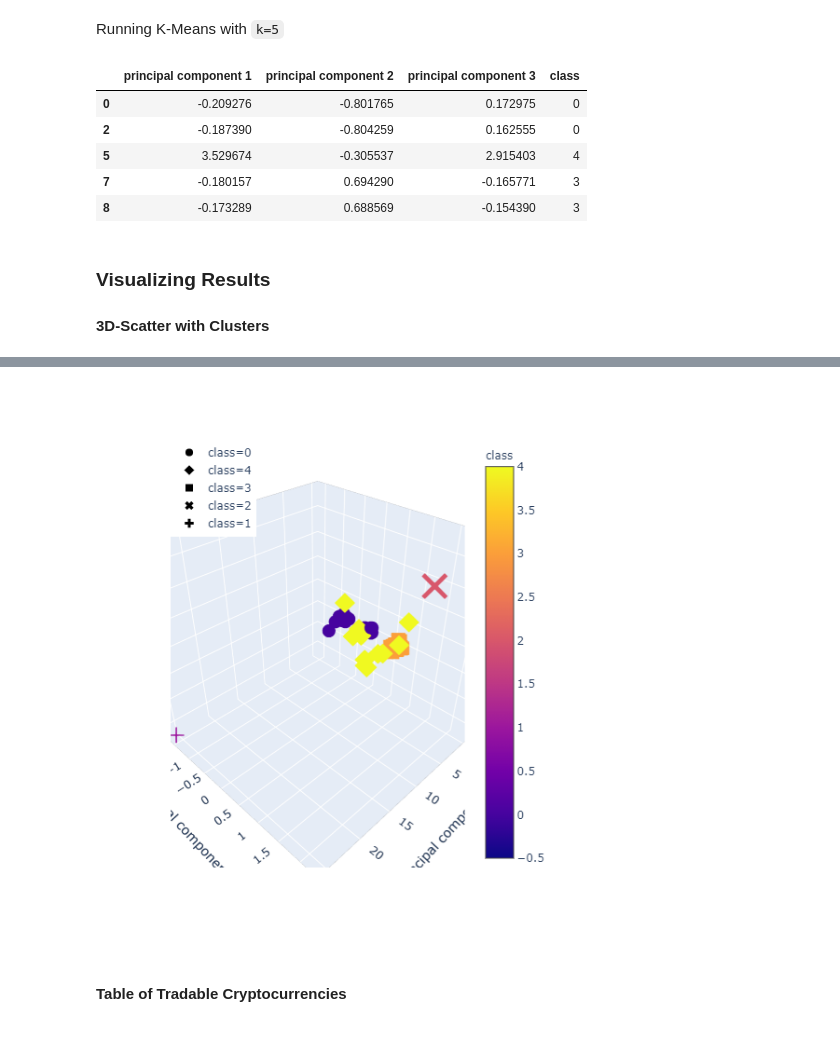
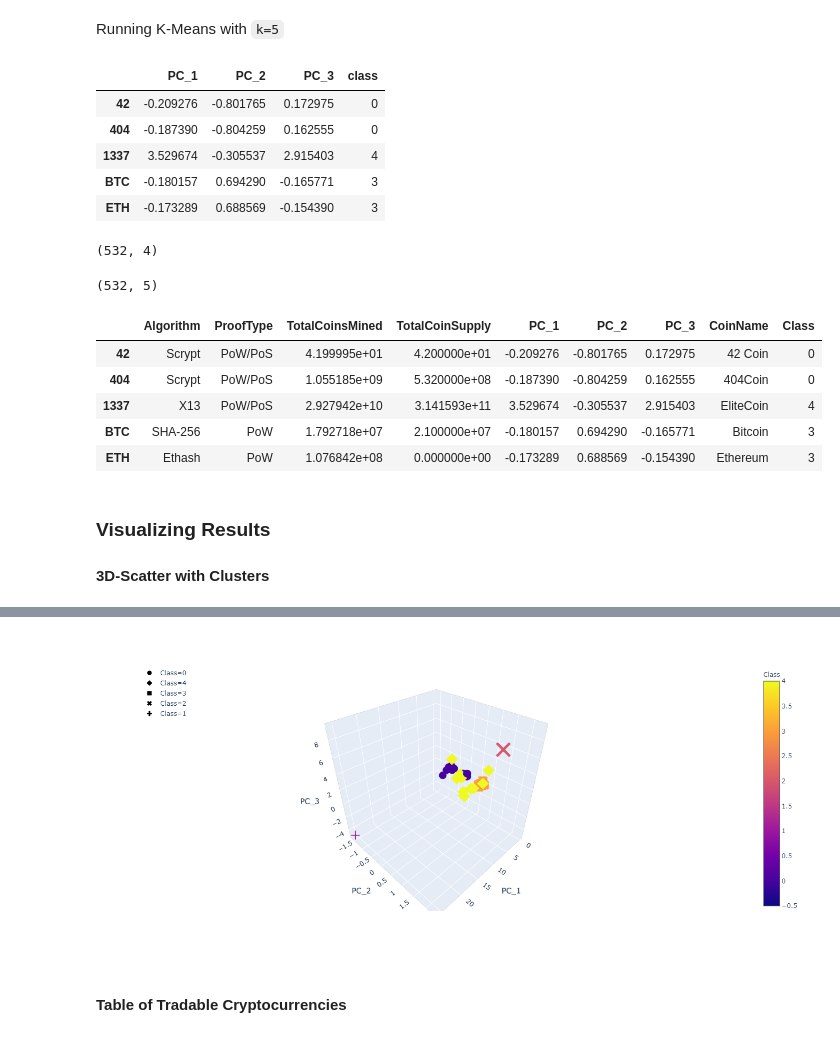
Before and after one commit to 2auroras/unit13-challenge, a Jupyter notebook: ClusteringCrypto/crypto_clustering.ipynb, the cells around one changed output, grey strips where cells are left out. Cells and saved outputs as stored; diff of their text form; code cells hidden in the pictures.

Commit message:
corrected index on dataframe.  Included final scattere plot

```diff
--- a/ClusteringCrypto/crypto_clustering.ipynb
+++ b/ClusteringCrypto/crypto_clustering.ipynb
@@ -190,8 +195,8 @@ X_pca = pca.fit_transform(X)
 # %%
 # Creating a DataFrame with the principal components data
-X_pca_df = pd.DataFrame(
+pcs_df = pd.DataFrame(
             data = X_pca,
-            columns=["principal component 1", "principal component 2", "principal component 3"],
+            columns=["PC_1", "PC_2", "PC_3"],
             index=crypto_df.index)
-X_pca_df.head()
+pcs_df.head()
 # %% [output]
@@ -217,7 +222,7 @@ k = list(range(1, 11))
 # Calculate the inertia for the range of k values
 for i in k:
     km = KMeans(n_clusters=i, random_state=0)
-    km.fit(X)
+    km.fit(pcs_df)
     inertia.append(km.inertia_)
 
 # Create the Elbow Curve using hvPlot
@@ -244,16 +249,36 @@ def get_clusters(k, data):
 
     return data
 
-clusters_df = get_clusters(5,X_pca_df)
+classes_df = get_clusters(5,pcs_df)
 # %%
-clusters_df.head()
+classes_df.head()
 # %% [output]
-|  | principal component 1 | principal component 2 | principal component 3 | class |
-| 0 | -0.209276 | -0.801765 | 0.172975 | 0 |
-| 2 | -0.187390 | -0.804259 | 0.162555 | 0 |
-| 5 | 3.529674 | -0.305537 | 2.915403 | 4 |
-| 7 | -0.180157 | 0.694290 | -0.165771 | 3 |
-| 8 | -0.173289 | 0.688569 | -0.154390 | 3 |
+|  | PC_1 | PC_2 | PC_3 | class |
+| 42 | -0.209276 | -0.801765 | 0.172975 | 0 |
+| 404 | -0.187390 | -0.804259 | 0.162555 | 0 |
+| 1337 | 3.529674 | -0.305537 | 2.915403 | 4 |
+| BTC | -0.180157 | 0.694290 | -0.165771 | 3 |
+| ETH | -0.173289 | 0.688569 | -0.154390 | 3 |
+# %%
+classes_df.shape
+# %% [output]
+(532, 4)
+# %%
+crypto_df.shape
+# %% [output]
+(532, 5)
+# %%
+clustered_df = pd.concat([crypto_df,classes_df],axis = 1)
+clustered_df = clustered_df[['Algorithm','ProofType','TotalCoinsMined','TotalCoinSupply','PC_1','PC_2','PC_3','CoinName','class']]
+clustered_df.rename(columns={'class':"Class"},inplace=True)
+clustered_df.head()
+# %% [output]
+|  | Algorithm | ProofType | TotalCoinsMined | TotalCoinSupply | PC_1 | PC_2 | PC_3 | CoinName | Class |
+| 42 | Scrypt | PoW/PoS | 4.199995e+01 | 4.200000e+01 | -0.209276 | -0.801765 | 0.172975 | 42 Coin | 0 |
+| 404 | Scrypt | PoW/PoS | 1.055185e+09 | 5.320000e+08 | -0.187390 | -0.804259 | 0.162555 | 404Coin | 0 |
+| 1337 | X13 | PoW/PoS | 2.927942e+10 | 3.141593e+11 | 3.529674 | -0.305537 | 2.915403 | EliteCoin | 4 |
+| BTC | SHA-256 | PoW | 1.792718e+07 | 2.100000e+07 | -0.180157 | 0.694290 | -0.165771 | Bitcoin | 3 |
+| ETH | Ethash | PoW | 1.076842e+08 | 0.000000e+00 | -0.173289 | 0.688569 | -0.154390 | Ethereum | 3 |
 # %% [markdown]
 ### Visualizing Results
 
@@ -261,19 +286,21 @@ clusters_df.head()
 # %%
 # Creating a 3D-Scatter with the PCA data and the clusters
 fig = px.scatter_3d(
-    clusters_df,
-    x="principal component 1",
-    y="principal component 2",
-    z="principal component 3",
-    color="class",
-    symbol="class",
+    clustered_df,
+    x="PC_1",
+    y="PC_2",
+    z="PC_3",
+    color="Class",
+    symbol="Class",
+    hover_name="CoinName",
+    hover_data=["Algorithm"],
     width=800,
 )
 fig.update_layout(legend=dict(x=0, y=1))
 fig.show()
 # %% [output]
 [interactive output not drawn]
-[figure, old version]
+[figure, new version]
 # %% [markdown]
 #### Table of Tradable Cryptocurrencies
 # %%
```
Also changed, not shown: parts of 13 cells of this notebook.
